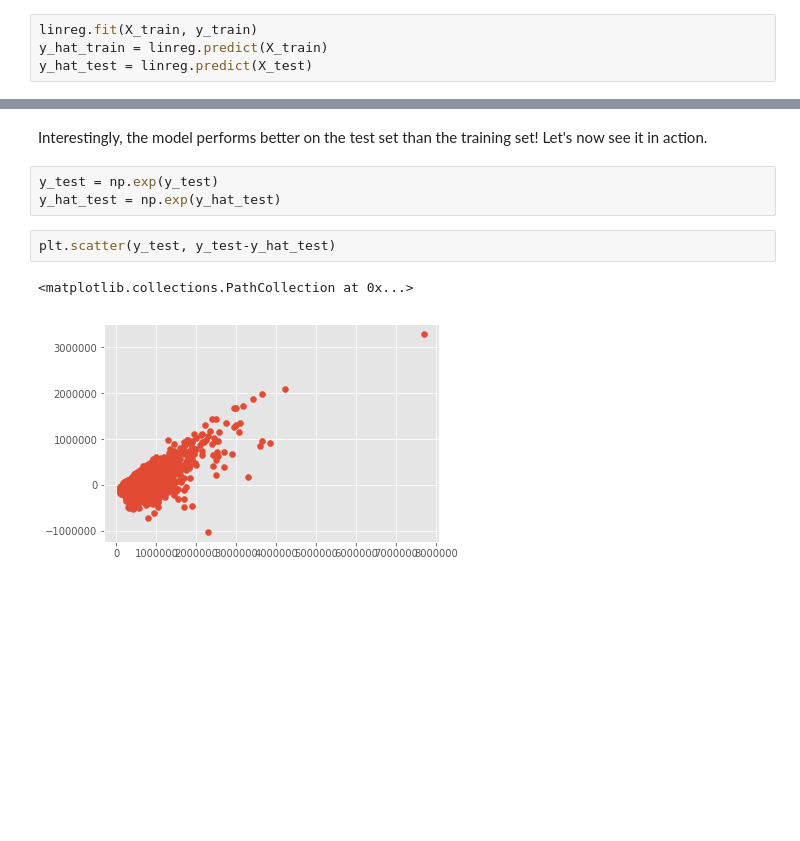
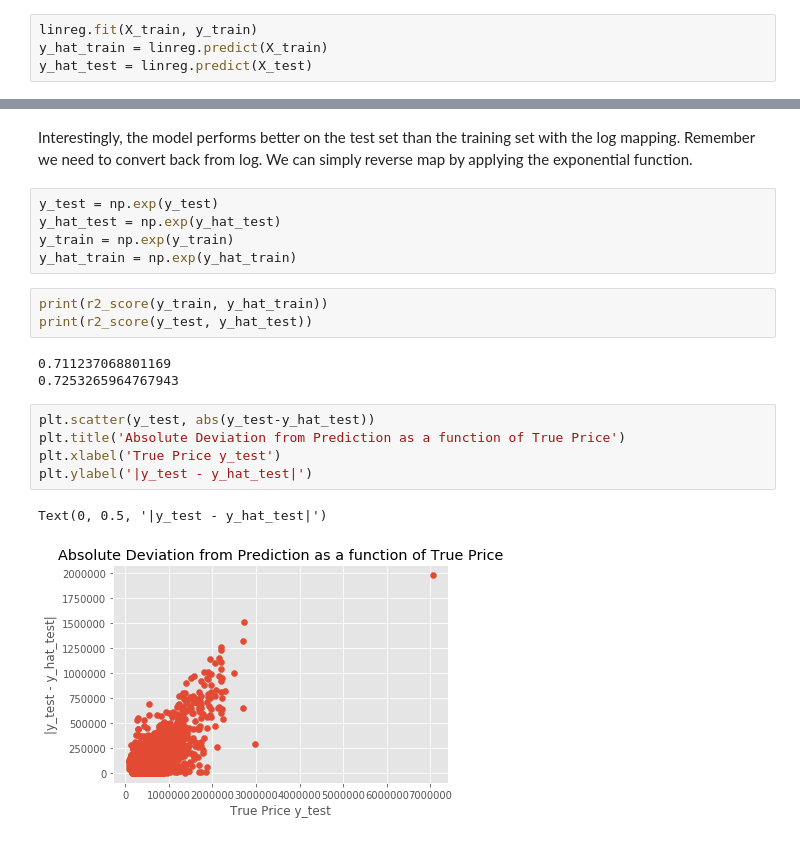
Before and after one commit to arcaputo3/dsc-1-final-project-online-ds-sp-000, a Jupyter notebook: student.ipynb, the cells around one changed output, grey strips where cells are left out. Drawn from its saved outputs; the diff is of its cells as text; blank space fills up the shorter version.

Commit message:
updated functions

```diff
--- a/student.ipynb
+++ b/student.ipynb
@@ -749,10 +753,21 @@ print(r2_score(y_test, y_hat_test))
 # %% [markdown]
-Interestingly, the model performs better on the test set than the training set! Let's now see it in action.
+Interestingly, the model performs better on the test set than the training set with the log mapping.  Remember we need to convert back from log. We can simply reverse map by applying the exponential function.
 # %%
 y_test = np.exp(y_test)
 y_hat_test = np.exp(y_hat_test)
+y_train = np.exp(y_train)
+y_hat_train = np.exp(y_hat_train)
-# %%
-plt.scatter(y_test, y_test-y_hat_test)
-# %% [output]
-<matplotlib.collections.PathCollection at 0x...>
-[figure, removed]
+# %%
+print(r2_score(y_train, y_hat_train))
+print(r2_score(y_test, y_hat_test))
+# %% [output]
+0.711237068801169
+0.7253265964767943
+# %%
+plt.scatter(y_test, abs(y_test-y_hat_test))
+plt.title('Absolute Deviation from Prediction as a function of True Price')
+plt.xlabel('True Price y_test')
+plt.ylabel('|y_test - y_hat_test|')
+# %% [output]
+Text(0, 0.5, '|y_test - y_hat_test|')
+[figure, added]
```
Also changed, not shown: parts of 49 cells of this notebook.
